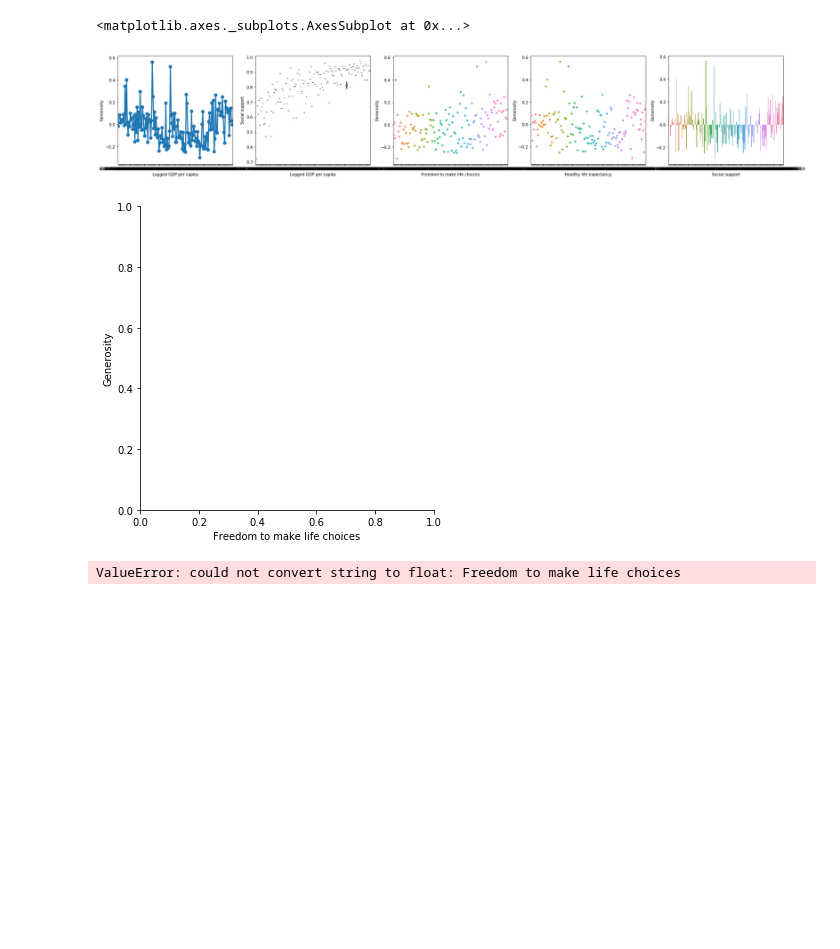
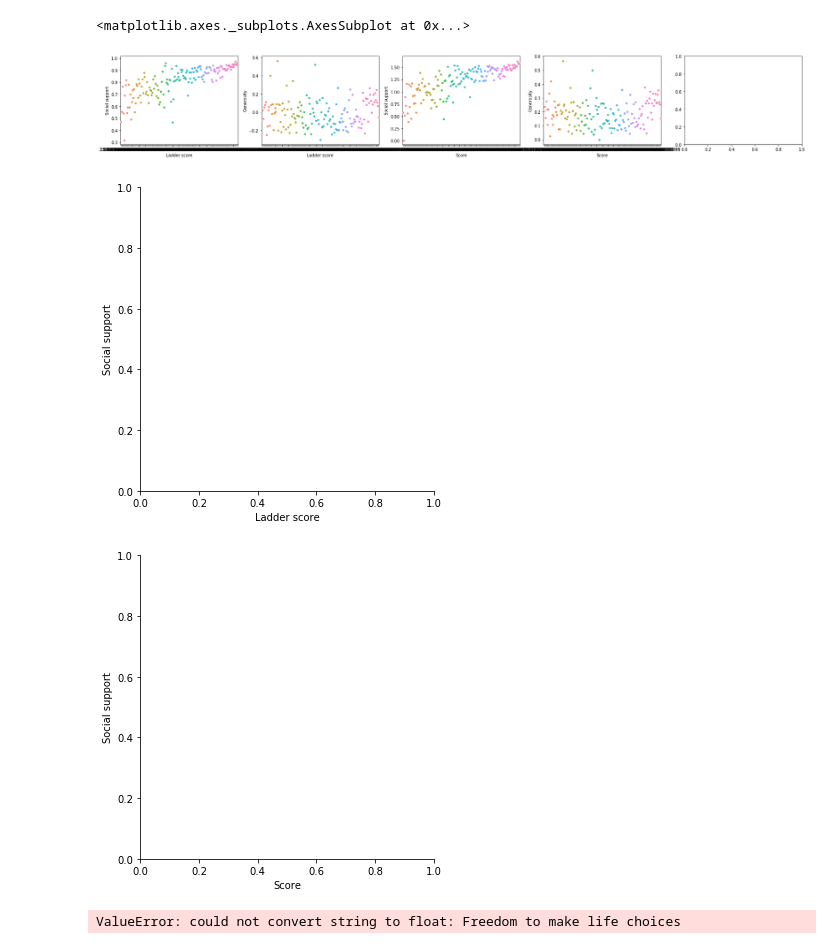
Before and after one commit to Megscode/Mem, a Jupyter notebook: python/notebook.ipynb, the cells around one changed output. Cells and saved outputs as stored; diff of their text form; code cells hidden in the pictures; blank space fills up the shorter version.

Commit message:
added new tabels score

```diff
--- a/python/notebook.ipynb
+++ b/python/notebook.ipynb
@@ -6,17 +6,17 @@ training_data = pd.read_csv('2019.csv')
 # %%
 import seaborn as sns
 import matplotlib.pyplot as plt
 
-fig, axs = plt.subplots(ncols=5, figsize=(30,5))
-sns.pointplot(x="Logged GDP per capita", y="Generosity", data=data, ax=axs[0])
-sns.violinplot(x="Logged GDP per capita", y="Social support", data=data, ax=axs[1])
-sns.catplot(x="Freedom to make life choices", y="Generosity", data=data, ax=axs[2])
-sns.swarmplot(x="Healthy life expectancy", y="Generosity", data=data, ax=axs[3])
-sns.barplot(x="Social support", y="Generosity", data=data, ax=axs[4])
+fig, axs = plt.subplots(ncols=5, figsize=(30,4))
+sns.catplot(x="Ladder score", y="Social support", data=data, ax=axs[0])
+sns.swarmplot(x="Ladder score", y="Generosity", data=data, ax=axs[1])
+sns.catplot(x="Score", y="Social support", data=training_data, ax=axs[2])
+sns.swarmplot(x="Score", y="Generosity", data=training_data, ax=axs[3])
 # %% [output]
 <matplotlib.axes._subplots.AxesSubplot at 0x...>
-[figure, old version]
+[figure, new version]
-[figure, old version]
+[figure, new version]
+[figure, added]
 # %%
 from sklearn.preprocessing import StandardScaler
 sc = StandardScaler()
```
